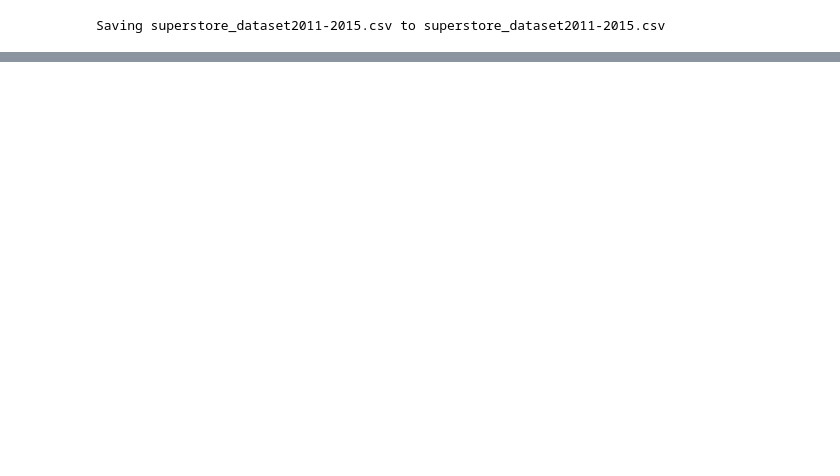
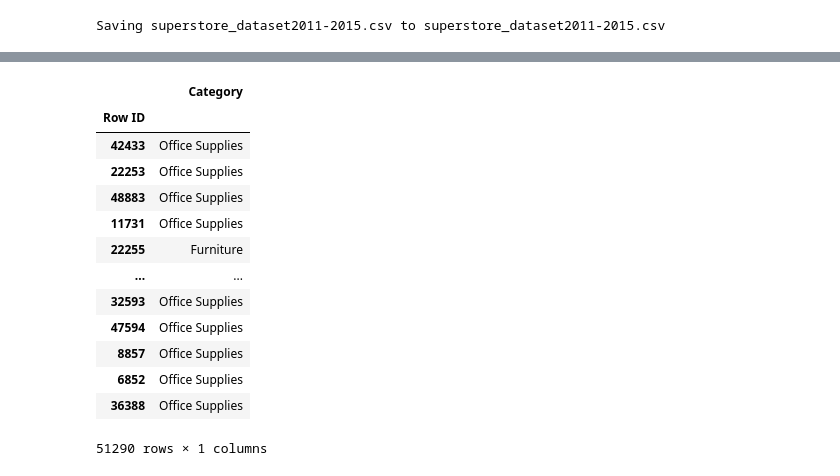
Before and after one commit to abidshafee/dataAnalysis, a Jupyter notebook: dataAnalysis.ipynb, the cells around one changed output, grey strips where cells are left out. Drawn from its saved outputs; the diff is of its cells as text; code cells hidden in the pictures; blank space fills up the shorter version.

```diff
--- a/dataAnalysis.ipynb
+++ b/dataAnalysis.ipynb
@@ -30,0 +54,18 @@ df
+# %%
+# df.loc[:, df['Category'] == 'Furniture']
+df[['Category']]
+# %% [output]
+|  | Category |
+| Row ID |  |
+| 42433 | Office Supplies |
+| 22253 | Office Supplies |
+| 48883 | Office Supplies |
+| 11731 | Office Supplies |
+| 22255 | Furniture |
+| ... | ... |
+| 32593 | Office Supplies |
+| 47594 | Office Supplies |
+| 8857 | Office Supplies |
+| 6852 | Office Supplies |
+| 36388 | Office Supplies |
+51290 rows × 1 columns
```
Also changed, not shown: parts of 5 cells of this notebook.
